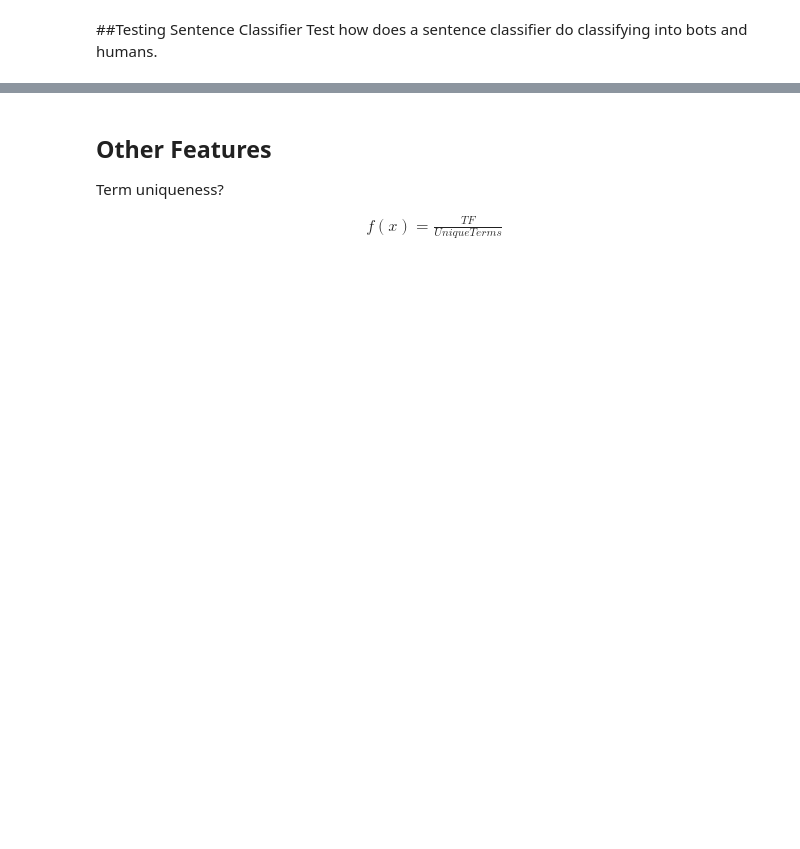
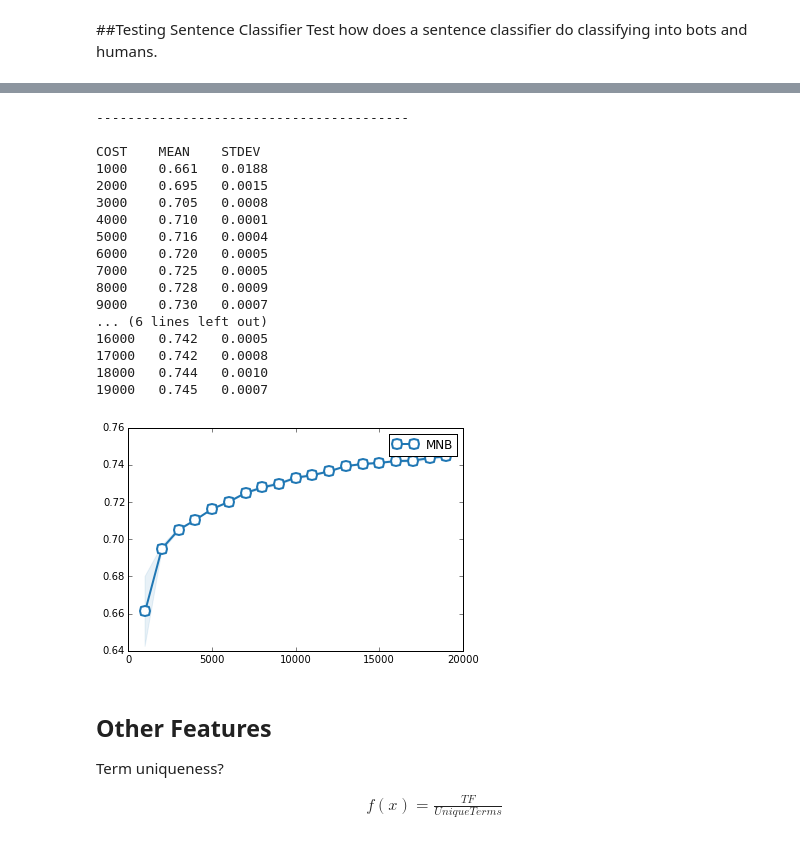
Before and after one commit to mramire8/osna, a Jupyter notebook: notebooks/data_process.ipynb, the cells around one changed output, grey strips where cells are left out. Drawn from its saved outputs; the diff is of its cells as text; code cells hidden in the pictures; blank space fills up the shorter version.

```diff
--- a/notebooks/data_process.ipynb
+++ b/notebooks/data_process.ipynb
@@ -644,3 +801,26 @@ COST    MEAN    STDEV
+# %%
+mnb = MultinomialNB(alpha=1)
+learning_curve_tweet({'data':x_sent, 'target':y_sent, 'bow':vct.fit_transform(x_sent)},
+                     mnb, sizes=range(1000, 20000, 1000), curve_label="MNB")
+# %% [output]
+----------------------------------------
+
+COST    MEAN    STDEV
+1000    0.661   0.0188
+2000    0.695   0.0015
+3000    0.705   0.0008
+4000    0.710   0.0001
+5000    0.716   0.0004
+6000    0.720   0.0005
+7000    0.725   0.0005
+8000    0.728   0.0009
+9000    0.730   0.0007
+... (6 lines left out)
+16000   0.742   0.0005
+17000   0.742   0.0008
+18000   0.744   0.0010
+19000   0.745   0.0007
+[figure, added]
 # %% [markdown]
 ## Other Features
 Term uniqueness?
```
Also changed, not shown: parts of 24 cells of this notebook, 1 other file.
